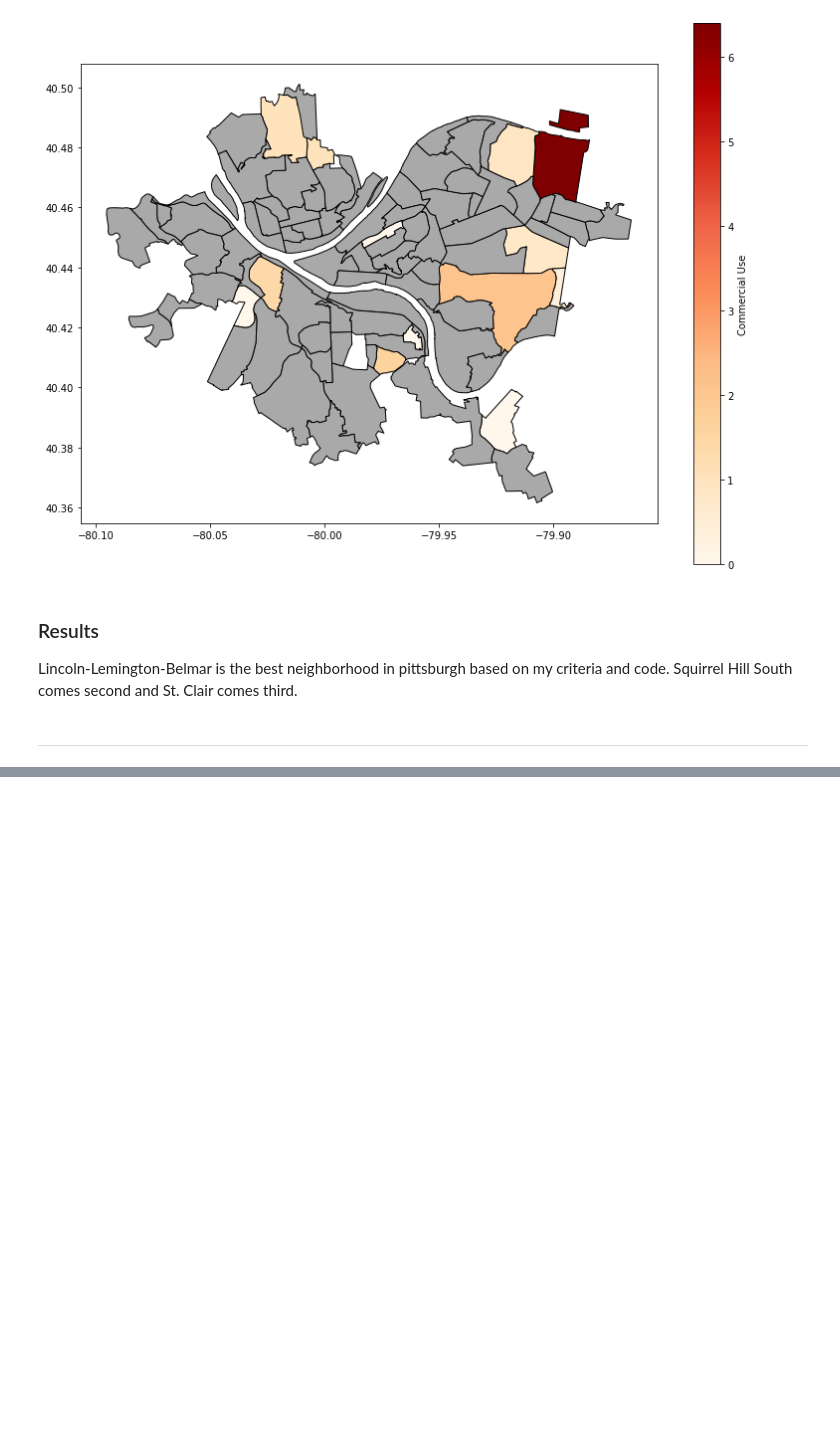
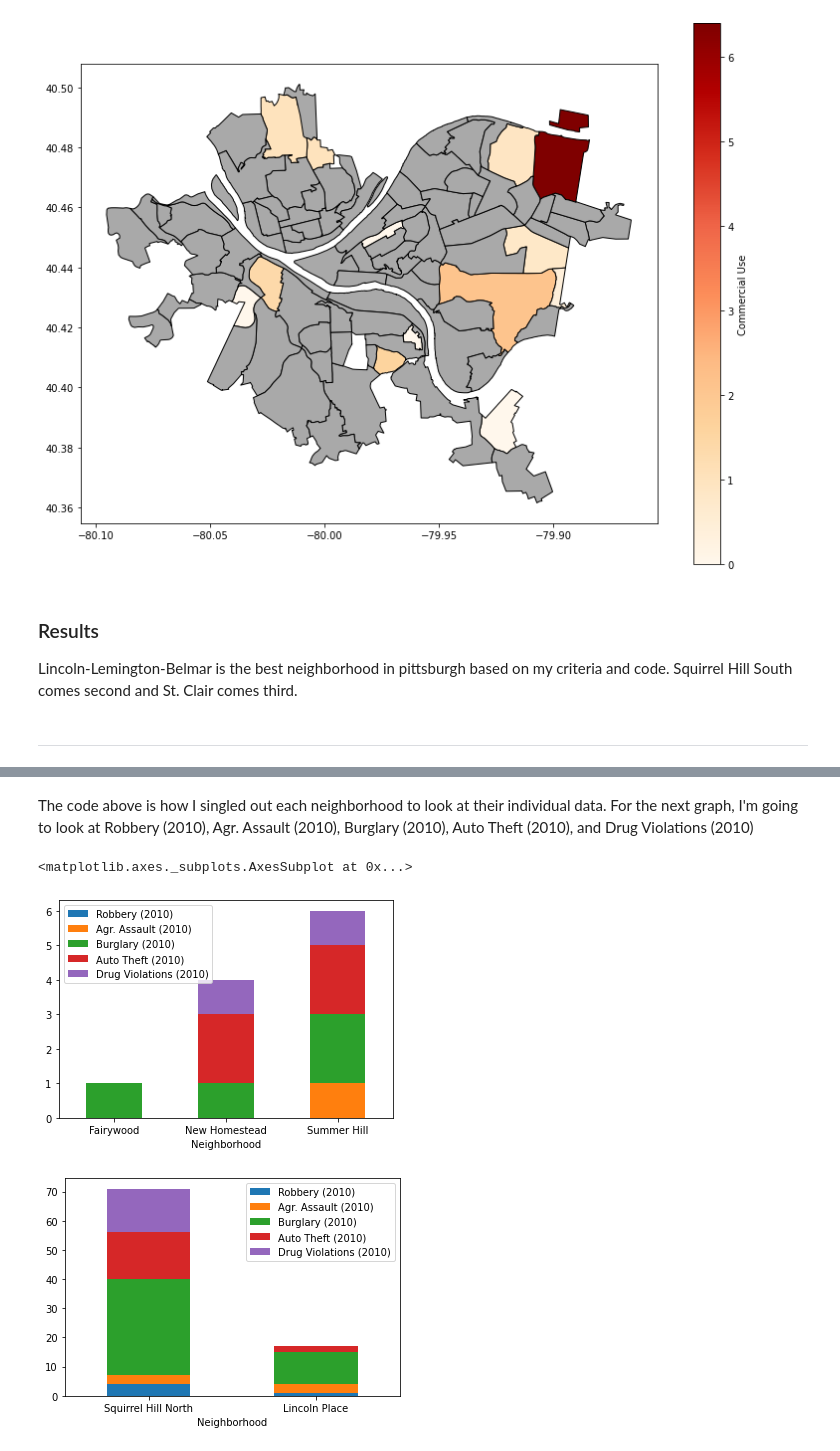
Before and after one commit to benjamin-kiddie/Big-Ideas-Final-Project, a Jupyter notebook: Presentation-Notebook.ipynb, the cells around one changed output, grey strips where cells are left out. Cells and saved outputs as stored; diff of their text form; code cells hidden in the pictures; blank space fills up the shorter version.

```diff
--- a/Presentation-Notebook.ipynb
+++ b/Presentation-Notebook.ipynb
@@ -280,0 +363,20 @@ ________________________________________________________________________________
+# %% [markdown]
+The code above is how I singled out each neighborhood to look at their individual data. For the next graph, I'm going to look at Robbery (2010), Agr. Assault (2010), Burglary (2010), Auto Theft (2010), and Drug Violations (2010)
+# %%
+df = pd.DataFrame([('Fairywood', 0, 0, 1, 0, 0),
+                   ('New Homestead', 0, 0, 1, 2, 1),
+                   ('Summer Hill', 0, 1, 2, 2, 1)],
+                  columns=('Neighborhood', 'Robbery (2010)', 'Agr. Assault (2010)', 'Burglary (2010)', 'Auto Theft (2010)', 'Drug Violations (2010)')
+                 )
+
+df.plot.bar(x='Neighborhood', stacked=True, rot=0)
+
+df1=pd.DataFrame([ ('Squirrel Hill North', 4, 3, 33, 16, 15),
+                   ('Lincoln Place', 1, 3, 11, 2, 0)],
+                 columns=('Neighborhood', 'Robbery (2010)', 'Agr. Assault (2010)', 'Burglary (2010)', 'Auto Theft (2010)', 'Drug Violations (2010)')
+                 )
+df1.plot.bar(x='Neighborhood', stacked=True, rot=0)
+# %% [output]
+<matplotlib.axes._subplots.AxesSubplot at 0x...>
+[figure, added]
+[figure, added]
```
Also changed, not shown: parts of 21 cells of this notebook.
